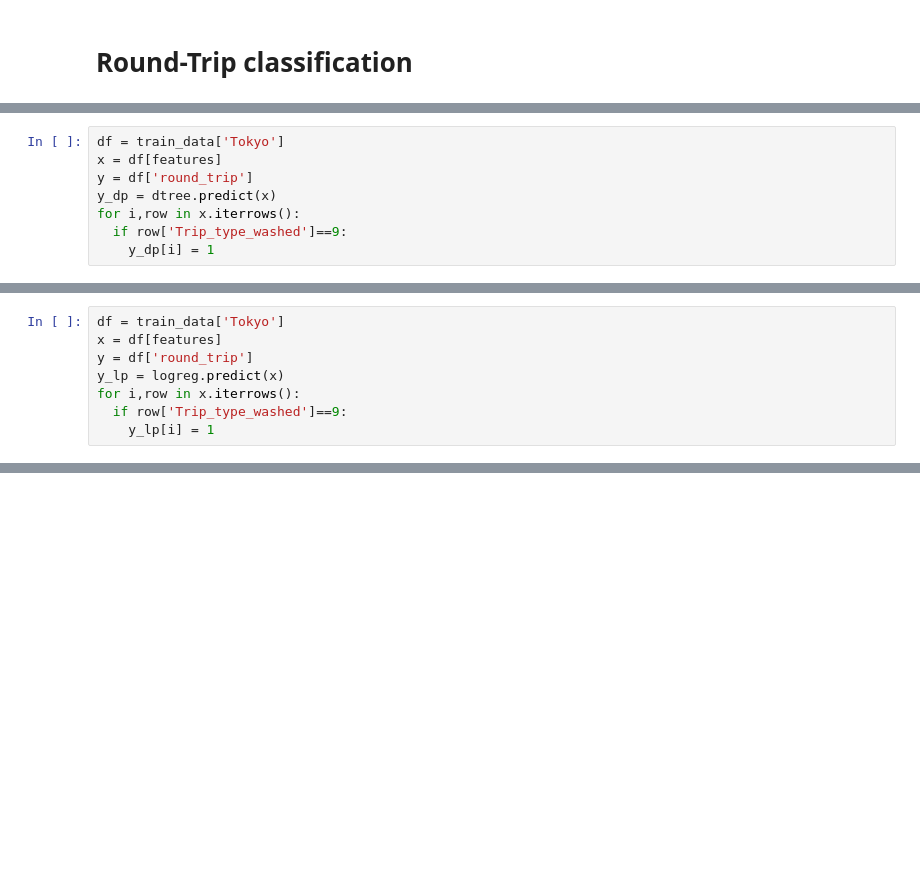
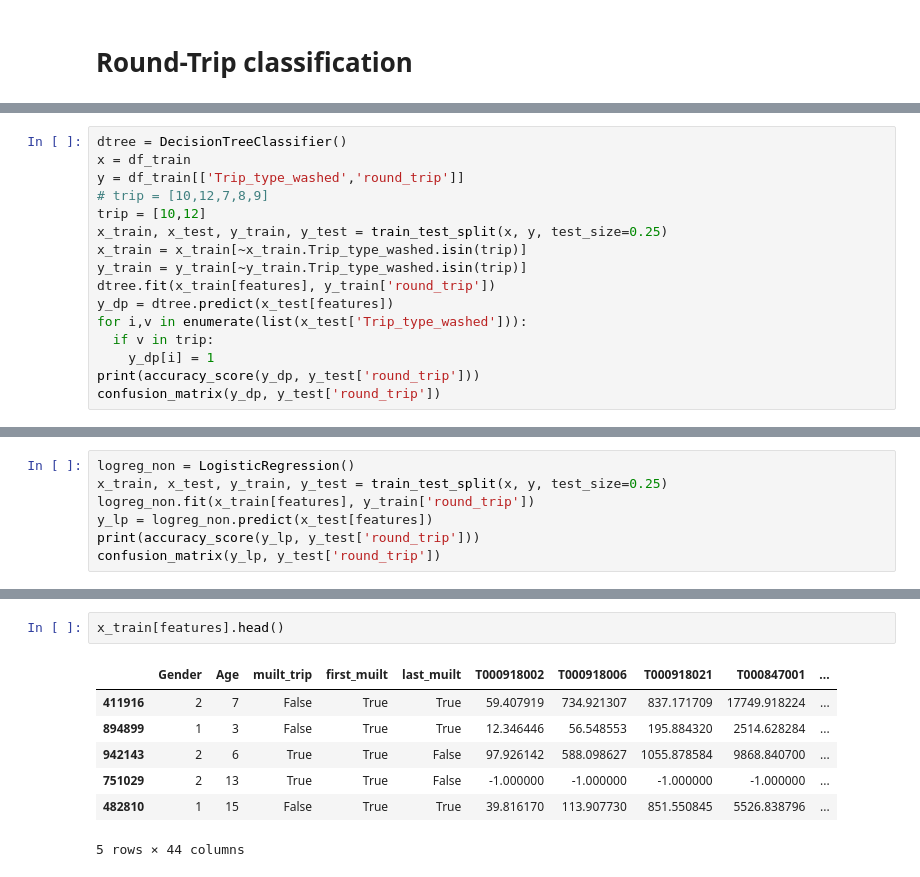
Before and after one commit to wangyichengsh/uOttawa, a Jupyter notebook: SYSC 5703/final project/ieee-bigdata-cup-2022-destination-prediction/SYSC_5703.ipynb, the cells around one changed output, grey strips where cells are left out. Drawn from its saved outputs; the diff is of its cells as text; blank space fills up the shorter version.

```diff
--- a/SYSC 5703/final project/ieee-bigdata-cup-2022-destination-prediction/SYSC_5703.ipynb
+++ b/SYSC 5703/final project/ieee-bigdata-cup-2022-destination-prediction/SYSC_5703.ipynb
@@ -651,8 +459,0 @@ array([[490352,  99564],
-# %%
-df = train_data['Tokyo']
-x = df[features]
-y = df['round_trip']
-y_dp = dtree.predict(x)
-for i,row in x.iterrows():
-  if row['Trip_type_washed']==9:
-    y_dp[i] = 1
@@ -687,8 +459,0 @@ array([[192455, 145537],
-# %%
-df = train_data['Tokyo']
-x = df[features]
-y = df['round_trip']
-y_lp = logreg.predict(x)
-for i,row in x.iterrows():
-  if row['Trip_type_washed']==9:
-    y_lp[i] = 1
@@ -703,0 +515,16 @@ array([[ 62956,  51092],
+# %%
+dtree = DecisionTreeClassifier()
+x = df_train
+y = df_train[['Trip_type_washed','round_trip']]
+# trip = [10,12,7,8,9]
+trip = [10,12]
+x_train, x_test, y_train, y_test = train_test_split(x, y, test_size=0.25)
+x_train = x_train[~x_train.Trip_type_washed.isin(trip)]
+y_train = y_train[~y_train.Trip_type_washed.isin(trip)]
+dtree.fit(x_train[features], y_train['round_trip'])
+y_dp = dtree.predict(x_test[features])
+for i,v in enumerate(list(x_test['Trip_type_washed'])):
+  if v in trip:
+    y_dp[i] = 1
+print(accuracy_score(y_dp, y_test['round_trip']))
+confusion_matrix(y_dp, y_test['round_trip'])
@@ -703,0 +601,7 @@ array([[ 62956,  51092],
+# %%
+logreg_non = LogisticRegression()
+x_train, x_test, y_train, y_test = train_test_split(x, y, test_size=0.25)
+logreg_non.fit(x_train[features], y_train['round_trip'])
+y_lp = logreg_non.predict(x_test[features])
+print(accuracy_score(y_lp, y_test['round_trip']))
+confusion_matrix(y_lp, y_test['round_trip'])
@@ -703,0 +627,10 @@ array([[ 62956,  51092],
+# %%
+x_train[features].head()
+# %% [output]
+|  | Gender | Age | muilt_trip | first_muilt | last_muilt | T000918002 | T000918006 | T000918021 | T000847001 | ... |
+| 411916 | 2 | 7 | False | True | True | 59.407919 | 734.921307 | 837.171709 | 17749.918224 | ... |
+| 894899 | 1 | 3 | False | True | True | 12.346446 | 56.548553 | 195.884320 | 2514.628284 | ... |
+| 942143 | 2 | 6 | True | True | False | 97.926142 | 588.098627 | 1055.878584 | 9868.840700 | ... |
+| 751029 | 2 | 13 | True | True | False | -1.000000 | -1.000000 | -1.000000 | -1.000000 | ... |
+| 482810 | 1 | 15 | False | True | True | 39.816170 | 113.907730 | 851.550845 | 5526.838796 | ... |
+5 rows × 44 columns
```
Also changed, not shown: parts of 79 cells of this notebook, 1 other file.
